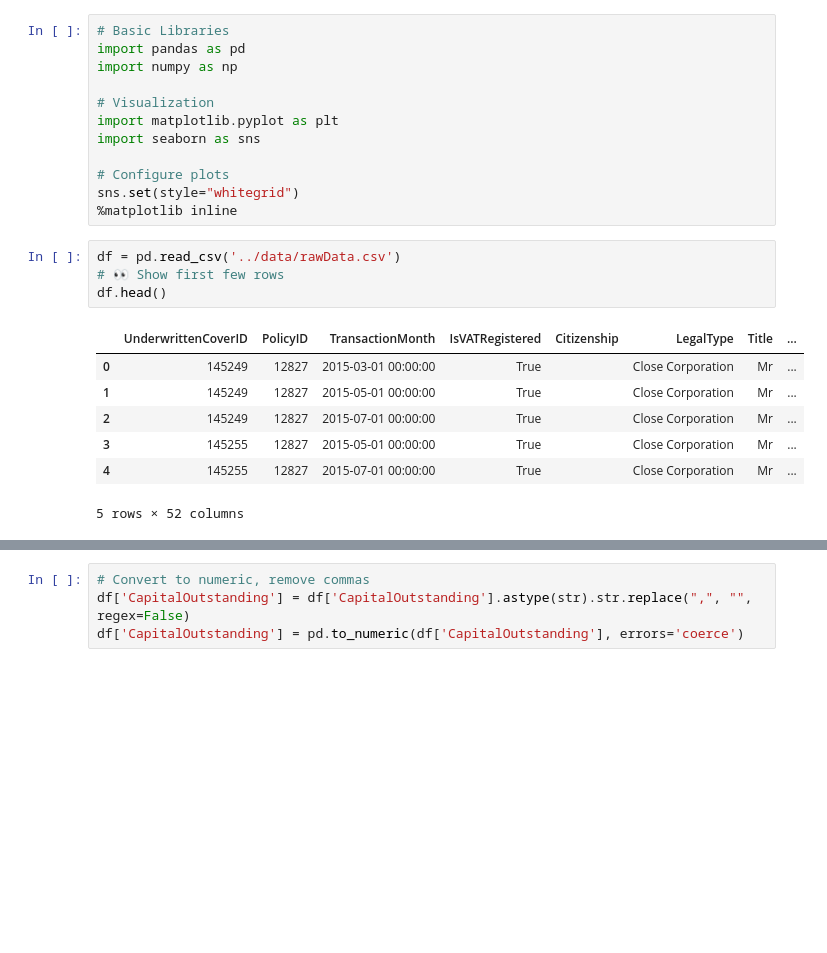
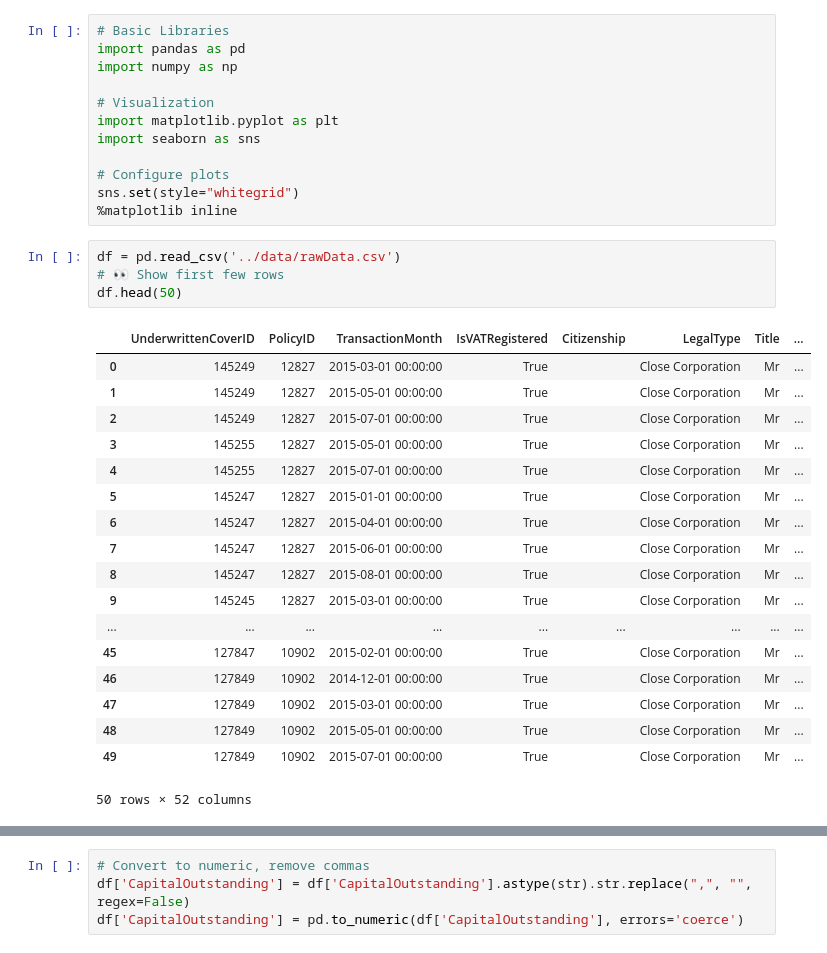
Before and after one commit to bobdeve/AlphaCare-insurance, a Jupyter notebook: notebooks/Edatask1.ipynb, the cells around one changed output, grey strips where cells are left out. Drawn from its saved outputs; the diff is of its cells as text; blank space fills up the shorter version.

```diff
--- a/notebooks/Edatask1.ipynb
+++ b/notebooks/Edatask1.ipynb
@@ -13,15 +13,26 @@ sns.set(style="whitegrid")
 # %%
 df = pd.read_csv('../data/rawData.csv')
 # 👀 Show first few rows
-df.head()
+df.head(50)
 # %% [output]
 |  | UnderwrittenCoverID | PolicyID | TransactionMonth | IsVATRegistered | Citizenship | LegalType | Title | ... |
 | 0 | 145249 | 12827 | 2015-03-01 00:00:00 | True |  | Close Corporation | Mr | ... |
 | 1 | 145249 | 12827 | 2015-05-01 00:00:00 | True |  | Close Corporation | Mr | ... |
 | 2 | 145249 | 12827 | 2015-07-01 00:00:00 | True |  | Close Corporation | Mr | ... |
 | 3 | 145255 | 12827 | 2015-05-01 00:00:00 | True |  | Close Corporation | Mr | ... |
 | 4 | 145255 | 12827 | 2015-07-01 00:00:00 | True |  | Close Corporation | Mr | ... |
+| 5 | 145247 | 12827 | 2015-01-01 00:00:00 | True |  | Close Corporation | Mr | ... |
+| 6 | 145247 | 12827 | 2015-04-01 00:00:00 | True |  | Close Corporation | Mr | ... |
+| 7 | 145247 | 12827 | 2015-06-01 00:00:00 | True |  | Close Corporation | Mr | ... |
+| 8 | 145247 | 12827 | 2015-08-01 00:00:00 | True |  | Close Corporation | Mr | ... |
+| 9 | 145245 | 12827 | 2015-03-01 00:00:00 | True |  | Close Corporation | Mr | ... |
+| ... | ... | ... | ... | ... | ... | ... | ... | ... |
+| 45 | 127847 | 10902 | 2015-02-01 00:00:00 | True |  | Close Corporation | Mr | ... |
+| 46 | 127849 | 10902 | 2014-12-01 00:00:00 | True |  | Close Corporation | Mr | ... |
+| 47 | 127849 | 10902 | 2015-03-01 00:00:00 | True |  | Close Corporation | Mr | ... |
+| 48 | 127849 | 10902 | 2015-05-01 00:00:00 | True |  | Close Corporation | Mr | ... |
+| 49 | 127849 | 10902 | 2015-07-01 00:00:00 | True |  | Close Corporation | Mr | ... |
-5 rows × 52 columns
+50 rows × 52 columns
 # %%
 # General Info
 df.info()
```
Also changed, not shown: parts of 7 cells of this notebook, 2 other files.
